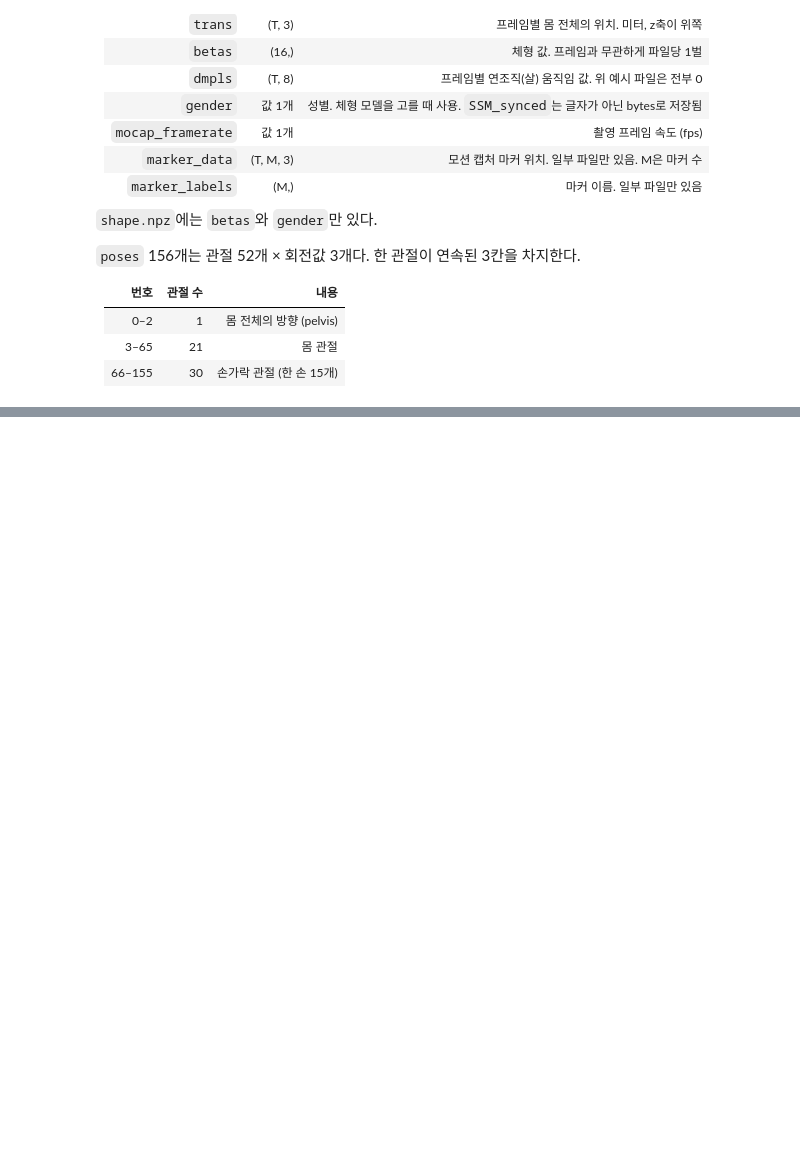
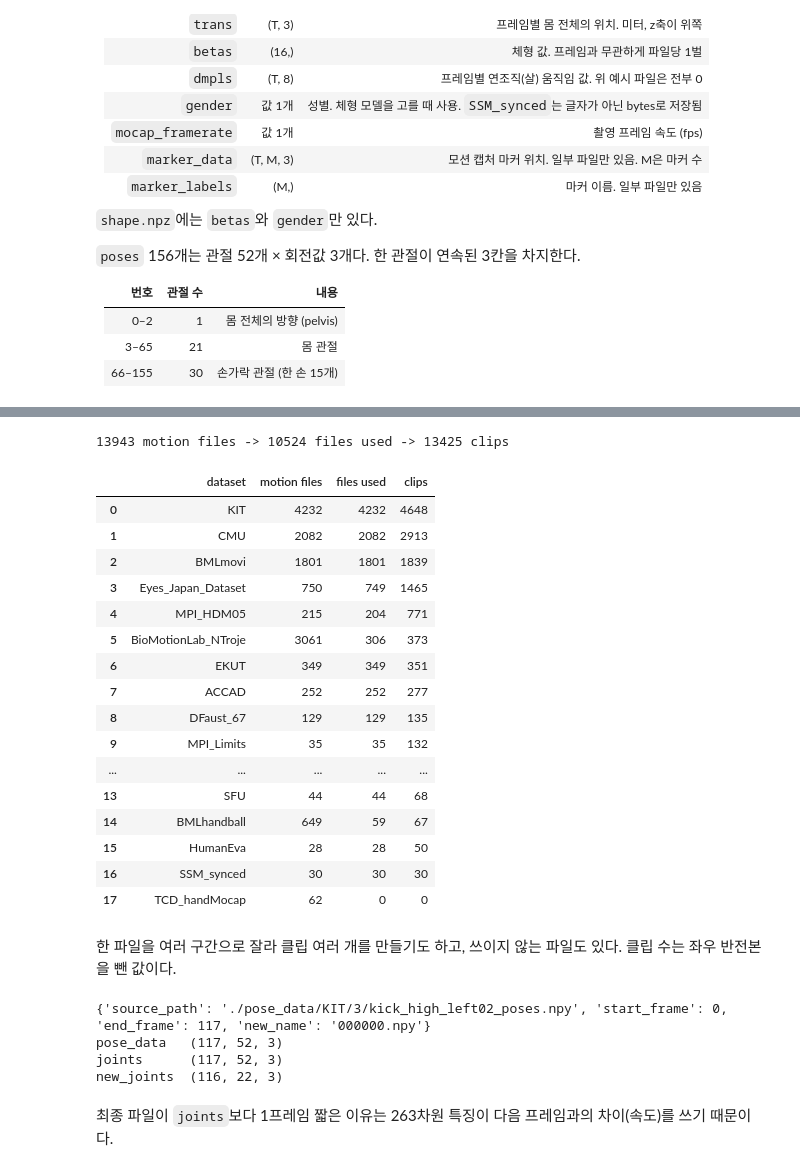
Before and after one commit to Jacod97/Motion-Data-Analysis, a Jupyter notebook: draft/amass_da.ipynb, the cells around one changed output, grey strips where cells are left out. Cells and saved outputs as stored; diff of their text form; code cells hidden in the pictures; blank space fills up the shorter version.

```diff
--- a/draft/amass_da.ipynb
+++ b/draft/amass_da.ipynb
@@ -131,0 +325,60 @@ poses           (582, 156)  float64
+# %%
+# 원본과 클립의 대응표 읽기
+index = pd.read_csv('/home/jaesik/mnt/HumanML3D/index.csv')
+# 원본 경로에서 데이터셋 이름 뽑기
+index['dataset'] = index['source_path'].str.split('/').str[2]
+# HumanAct12를 빼고 AMASS 행만 고르기
+used = index[index['dataset'] != 'humanact12']
+
+# 표의 행을 담을 목록
+rows = []
+# 데이터셋을 하나씩 꺼내기
+for d in datasets:
+    # 이 데이터셋에서 쓰인 행만 고르기
+    part = used[used['dataset'] == d]
+    # 모션 파일 수, 쓰인 파일 수, 만들어진 클립 수 추가
+    rows.append({'dataset': d, 'motion files': sum(os.path.basename(f) != 'shape.npz' for f in files[d]), 'files used': part['source_path'].nunique(), 'clips': len(part)})
+
+# 표 만들기
+usage = pd.DataFrame(rows).sort_values('clips', ascending=False).reset_index(drop=True)
+# 합계 출력
+print(usage['motion files'].sum(), 'motion files ->', usage['files used'].sum(), 'files used ->', usage['clips'].sum(), 'clips')
+# 표 출력
+usage
+# %% [output]
+13943 motion files -> 10524 files used -> 13425 clips
+|  | dataset | motion files | files used | clips |
+| 0 | KIT | 4232 | 4232 | 4648 |
+| 1 | CMU | 2082 | 2082 | 2913 |
+| 2 | BMLmovi | 1801 | 1801 | 1839 |
+| 3 | Eyes_Japan_Dataset | 750 | 749 | 1465 |
+| 4 | MPI_HDM05 | 215 | 204 | 771 |
+| 5 | BioMotionLab_NTroje | 3061 | 306 | 373 |
+| 6 | EKUT | 349 | 349 | 351 |
+| 7 | ACCAD | 252 | 252 | 277 |
+| 8 | DFaust_67 | 129 | 129 | 135 |
+| 9 | MPI_Limits | 35 | 35 | 132 |
+| ... | ... | ... | ... | ... |
+| 13 | SFU | 44 | 44 | 68 |
+| 14 | BMLhandball | 649 | 59 | 67 |
+| 15 | HumanEva | 28 | 28 | 50 |
+| 16 | SSM_synced | 30 | 30 | 30 |
+| 17 | TCD_handMocap | 62 | 0 | 0 |
+# %% [markdown]
+한 파일을 여러 구간으로 잘라 클립 여러 개를 만들기도 하고, 쓰이지 않는 파일도 있다. 클립 수는 좌우 반전본을 뺀 값이다.
+# %%
+# 첫 번째 클립의 원본과 구간 출력
+print(index.loc[0, ['source_path', 'start_frame', 'end_frame', 'new_name']].to_dict())
+# 단계별 파일 경로
+stages = {'pose_data': '/home/jaesik/mnt/HumanML3D/pose_data/KIT/3/kick_high_left02_poses.npy', 'joints': '/home/jaesik/mnt/HumanML3D/joints/000000.npy', 'new_joints': '/home/jaesik/mnt/HumanML3D/HumanML3D/new_joints/000000.npy'}
+# 단계별로 형태 출력
+for name, path in stages.items():
+    # 파일을 열어 형태 출력
+    print(f'{name:12}{np.load(path).shape}')
+# %% [output]
+{'source_path': './pose_data/KIT/3/kick_high_left02_poses.npy', 'start_frame': 0, 'end_frame': 117, 'new_name': '000000.npy'}
+pose_data   (117, 52, 3)
+joints      (117, 52, 3)
+new_joints  (116, 22, 3)
+# %% [markdown]
+최종 파일이 `joints`보다 1프레임 짧은 이유는 263차원 특징이 다음 프레임과의 차이(속도)를 쓰기 때문이다.
```
Also changed, not shown: parts of 10 cells of this notebook, 3 other files.
